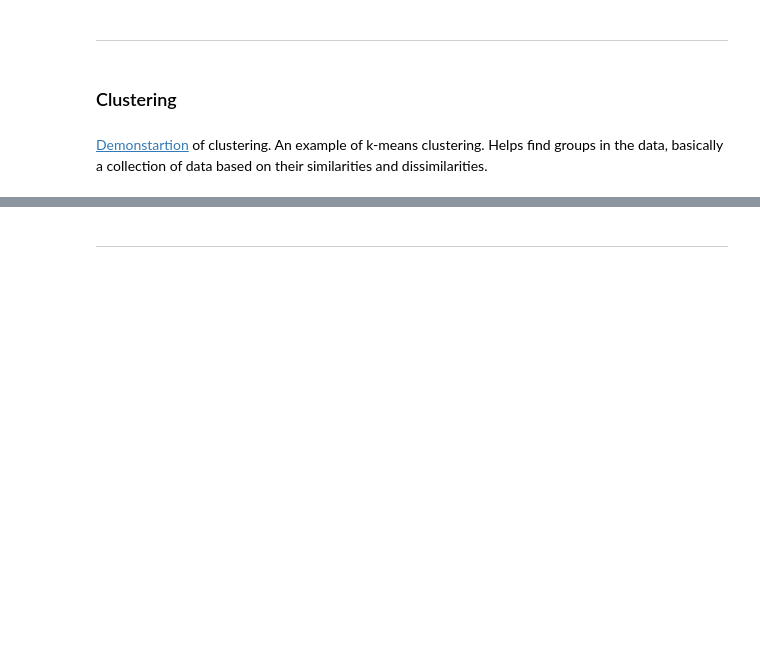
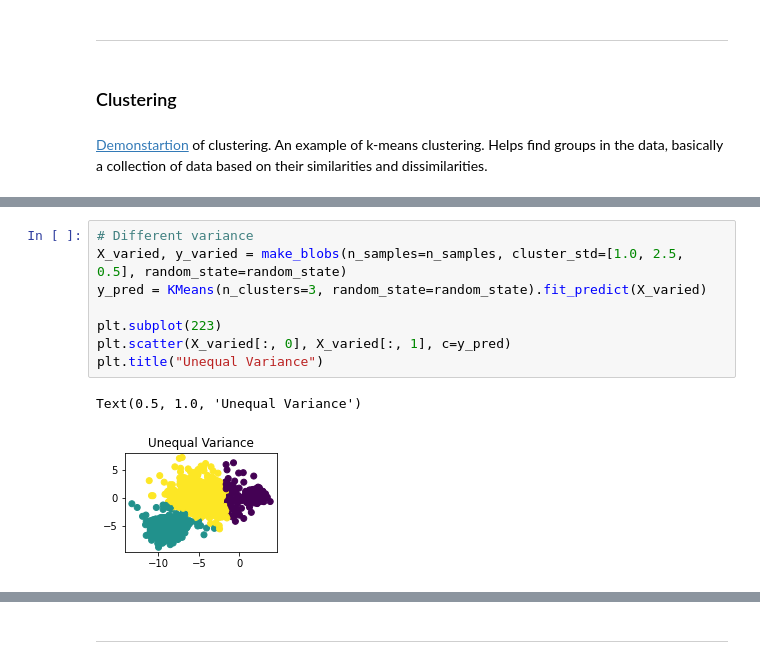
Before and after one commit to allend4/Emerging_Tech, a Jupyter notebook: scikit-learn.ipynb, the cells around one changed output, grey strips where cells are left out. Cells and saved outputs as stored; diff of their text form; blank space fills up the shorter version.

```diff
--- a/scikit-learn.ipynb
+++ b/scikit-learn.ipynb
@@ -252,0 +254,11 @@ plt.show()
+# %%
+# Different variance
+X_varied, y_varied = make_blobs(n_samples=n_samples, cluster_std=[1.0, 2.5, 0.5], random_state=random_state)
+y_pred = KMeans(n_clusters=3, random_state=random_state).fit_predict(X_varied)
+
+plt.subplot(223)
+plt.scatter(X_varied[:, 0], X_varied[:, 1], c=y_pred)
+plt.title("Unequal Variance")
+# %% [output]
+Text(0.5, 1.0, 'Unequal Variance')
+[figure, added]
```
Also changed, not shown: parts of 30 cells of this notebook.
